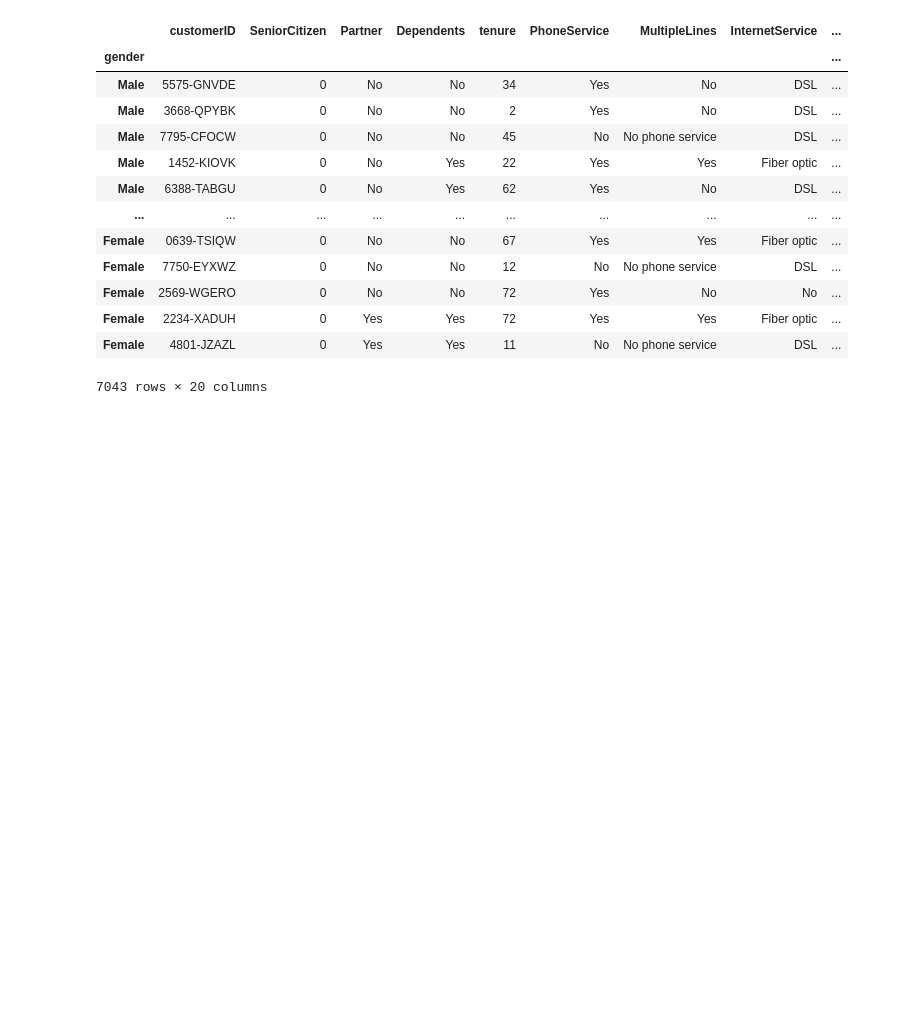
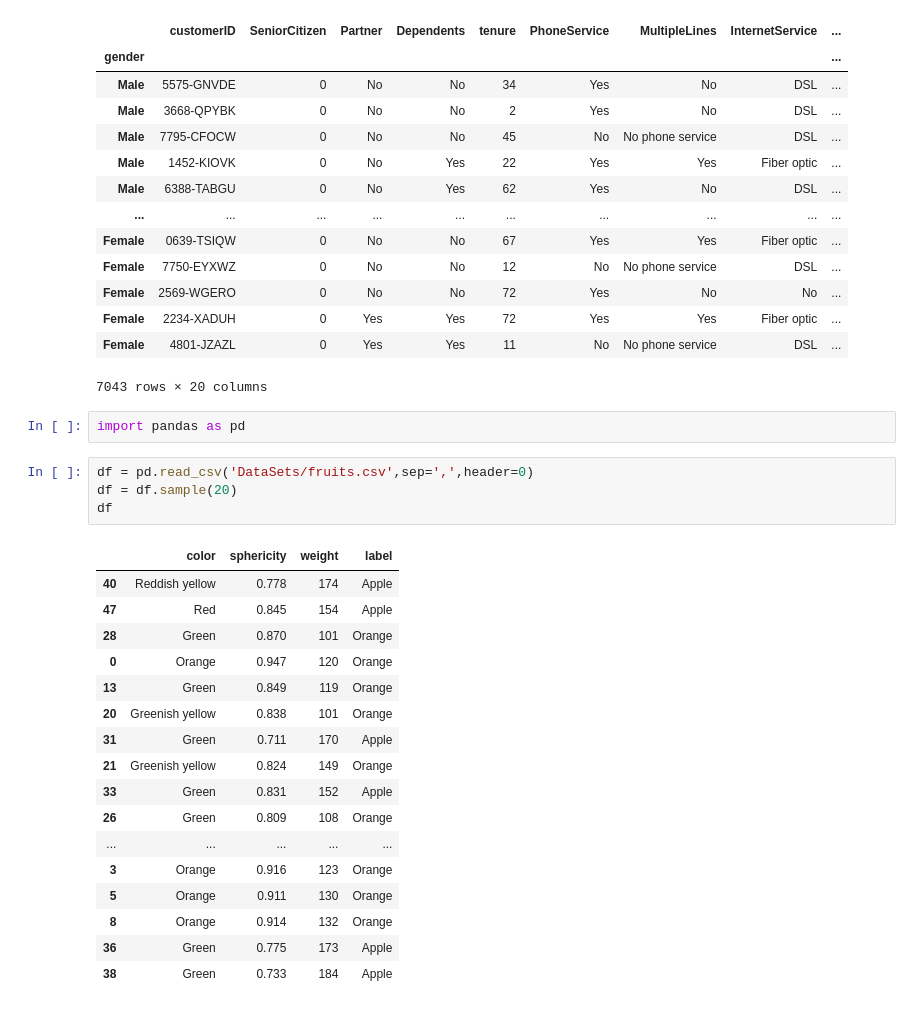
Before and after one commit to errampy/TDS, a Jupyter notebook: pd/loc_2.ipynb, the cells around one changed output. Saved outputs shown, nothing was run; the diff lists cells and outputs as text; blank space fills up the shorter version.

```diff
--- a/pd/loc_2.ipynb
+++ b/pd/loc_2.ipynb
@@ -79,3 +79,27 @@ df.loc[['Male','Female'],:]
 | Female | 2234-XADUH | 0 | Yes | Yes | 72 | Yes | Yes | Fiber optic | ... |
 | Female | 4801-JZAZL | 0 | Yes | Yes | 11 | No | No phone service | DSL | ... |
 7043 rows × 20 columns
+# %%
+import pandas as pd
+# %%
+df = pd.read_csv('DataSets/fruits.csv',sep=',',header=0)
+df = df.sample(20)
+df
+# %% [output]
+|  | color | sphericity | weight | label |
+| 40 | Reddish yellow | 0.778 | 174 | Apple |
+| 47 | Red | 0.845 | 154 | Apple |
+| 28 | Green | 0.870 | 101 | Orange |
+| 0 | Orange | 0.947 | 120 | Orange |
+| 13 | Green | 0.849 | 119 | Orange |
+| 20 | Greenish yellow | 0.838 | 101 | Orange |
+| 31 | Green | 0.711 | 170 | Apple |
+| 21 | Greenish yellow | 0.824 | 149 | Orange |
+| 33 | Green | 0.831 | 152 | Apple |
+| 26 | Green | 0.809 | 108 | Orange |
+| ... | ... | ... | ... | ... |
+| 3 | Orange | 0.916 | 123 | Orange |
+| 5 | Orange | 0.911 | 130 | Orange |
+| 8 | Orange | 0.914 | 132 | Orange |
+| 36 | Green | 0.775 | 173 | Apple |
+| 38 | Green | 0.733 | 184 | Apple |
```
Also changed, not shown: parts of 3 cells of this notebook, 4 other files.
